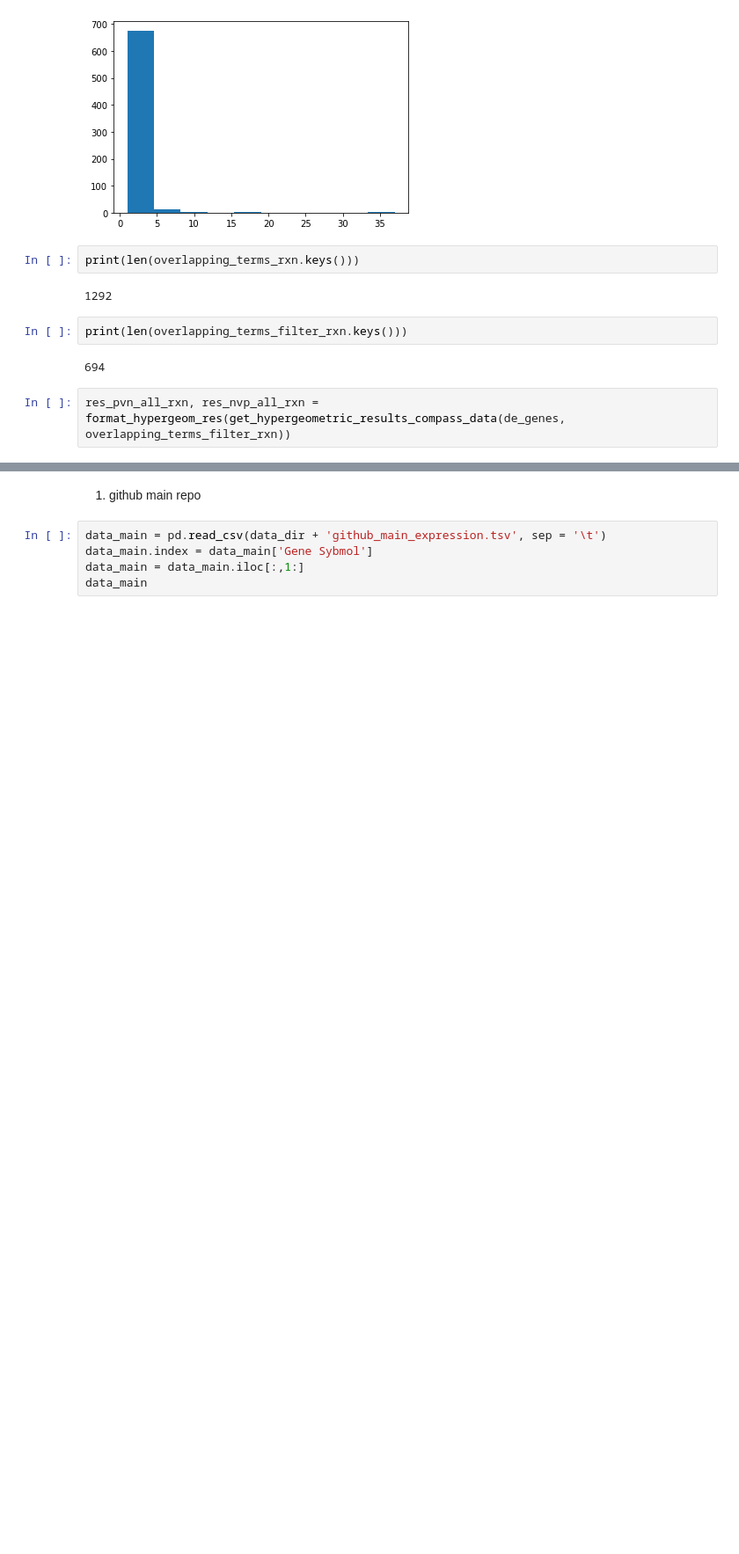
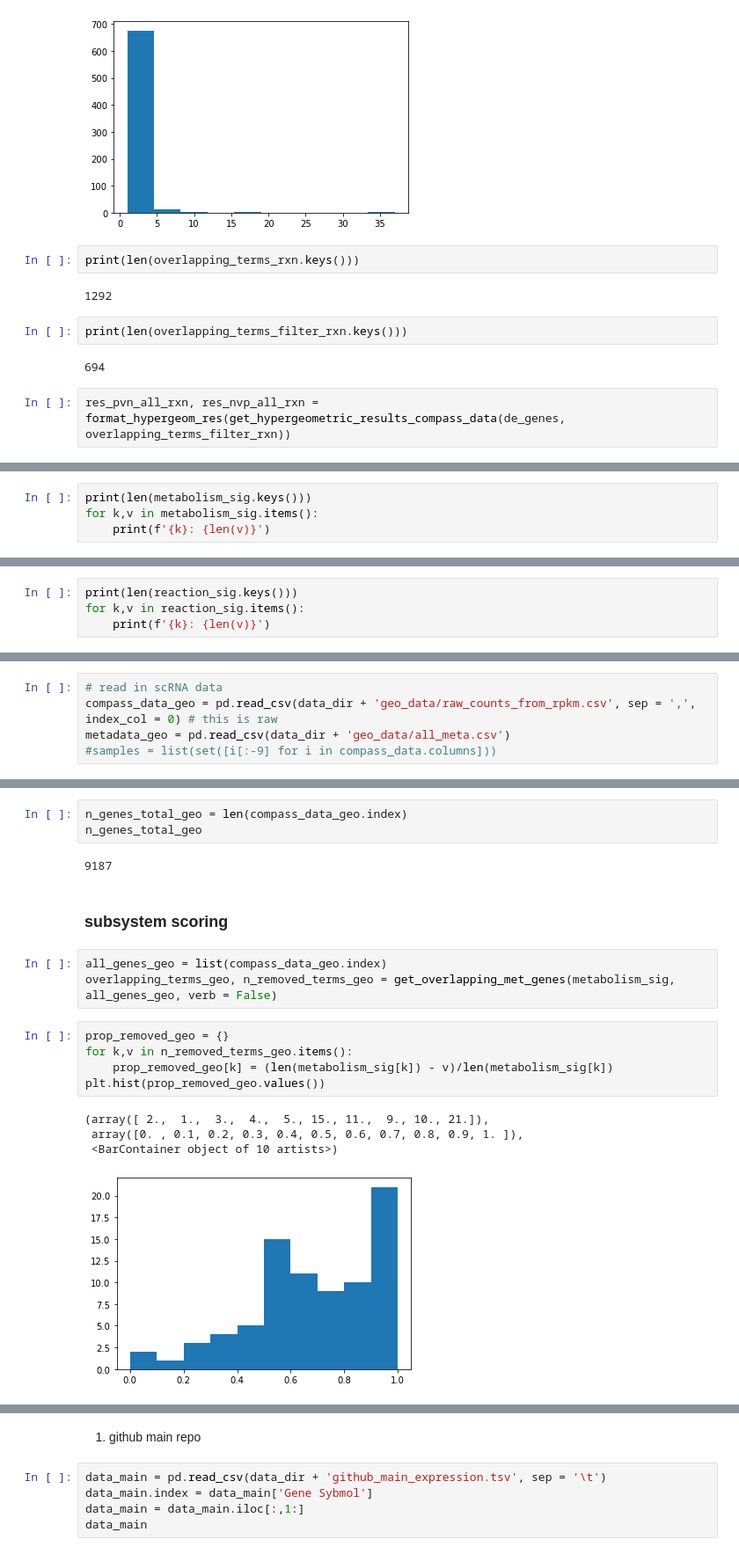
Before and after one commit to z2e2/metabolic_analysis, a Jupyter notebook: compass_data_processing_scrna.ipynb, the cells around one changed output, grey strips where cells are left out. Shown at 88% size. Cells and saved outputs as stored; diff of their text form; blank space fills up the shorter version.

Commit message:
analysis on White lab data. redo compass scrna using raw reads & deseq

```diff
--- a/compass_data_processing_scrna.ipynb
+++ b/compass_data_processing_scrna.ipynb
@@ -369,0 +466,4 @@ res_pvn_all.to_csv(out_dir + 'results_Th17p_v_n_compass_rxns_q.csv')
+# %%
+print(len(metabolism_sig.keys()))
+for k,v in metabolism_sig.items():
+    print(f'{k}: {len(v)}')
@@ -369,0 +488,4 @@ res_pvn_all.to_csv(out_dir + 'results_Th17p_v_n_compass_rxns_q.csv')
+# %%
+print(len(reaction_sig.keys()))
+for k,v in reaction_sig.items():
+    print(f'{k}: {len(v)}')
@@ -369,0 +510,5 @@ res_pvn_all.to_csv(out_dir + 'results_Th17p_v_n_compass_rxns_q.csv')
+# %%
+# read in scRNA data
+compass_data_geo = pd.read_csv(data_dir + 'geo_data/raw_counts_from_rpkm.csv', sep = ',', index_col = 0) # this is raw
+metadata_geo = pd.read_csv(data_dir + 'geo_data/all_meta.csv')
+#samples = list(set([i[:-9] for i in compass_data.columns]))
@@ -369,0 +536,20 @@ res_pvn_all.to_csv(out_dir + 'results_Th17p_v_n_compass_rxns_q.csv')
+# %%
+n_genes_total_geo = len(compass_data_geo.index)
+n_genes_total_geo
+# %% [output]
+9187
+# %% [markdown]
+### subsystem scoring
+# %%
+all_genes_geo = list(compass_data_geo.index)
+overlapping_terms_geo, n_removed_terms_geo = get_overlapping_met_genes(metabolism_sig, all_genes_geo, verb = False)
+# %%
+prop_removed_geo = {}
+for k,v in n_removed_terms_geo.items():
+    prop_removed_geo[k] = (len(metabolism_sig[k]) - v)/len(metabolism_sig[k])
+plt.hist(prop_removed_geo.values())
+# %% [output]
+(array([ 2.,  1.,  3.,  4.,  5., 15., 11.,  9., 10., 21.]),
+ array([0. , 0.1, 0.2, 0.3, 0.4, 0.5, 0.6, 0.7, 0.8, 0.9, 1. ]),
+ <BarContainer object of 10 artists>)
+[figure, added]
```
Also changed, not shown: parts of 123 cells of this notebook, 34 other files.
